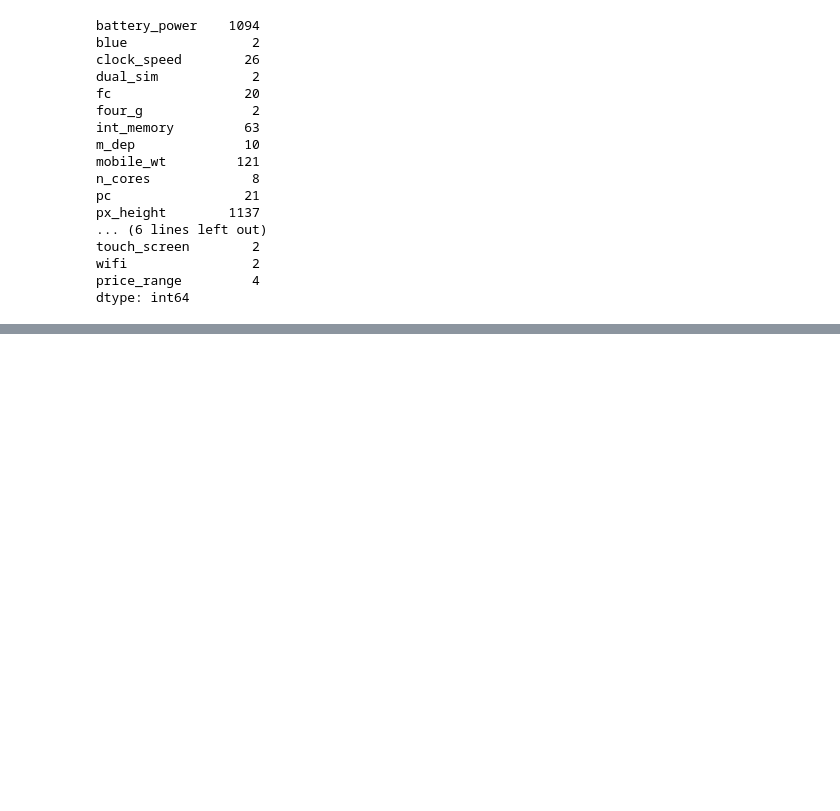
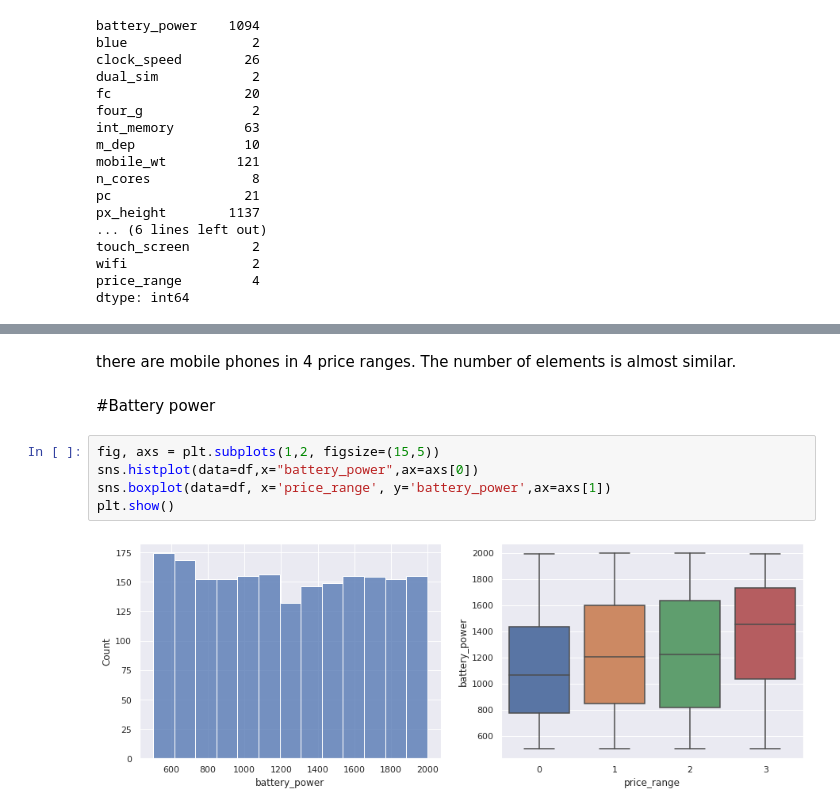
Before and after one commit to umeshbudhori/Mobile-Price-Range-Prediction, a Jupyter notebook: Mobile_Price_Range_Prediction.ipynb, the cells around one changed output, grey strips where cells are left out. Saved outputs shown, nothing was run; the diff lists cells and outputs as text; blank space fills up the shorter version.

```diff
--- a/Mobile_Price_Range_Prediction.ipynb
+++ b/Mobile_Price_Range_Prediction.ipynb
@@ -169,0 +204,11 @@ dtype: int64
+# %% [markdown]
+there are mobile phones in 4 price ranges. The number of elements is almost similar.
+# %% [markdown]
+#Battery power
+# %%
+fig, axs = plt.subplots(1,2, figsize=(15,5))
+sns.histplot(data=df,x="battery_power",ax=axs[0])
+sns.boxplot(data=df, x='price_range', y='battery_power',ax=axs[1])
+plt.show()
+# %% [output]
+[figure, added]
```
Also changed, not shown: parts of 35 cells of this notebook.
